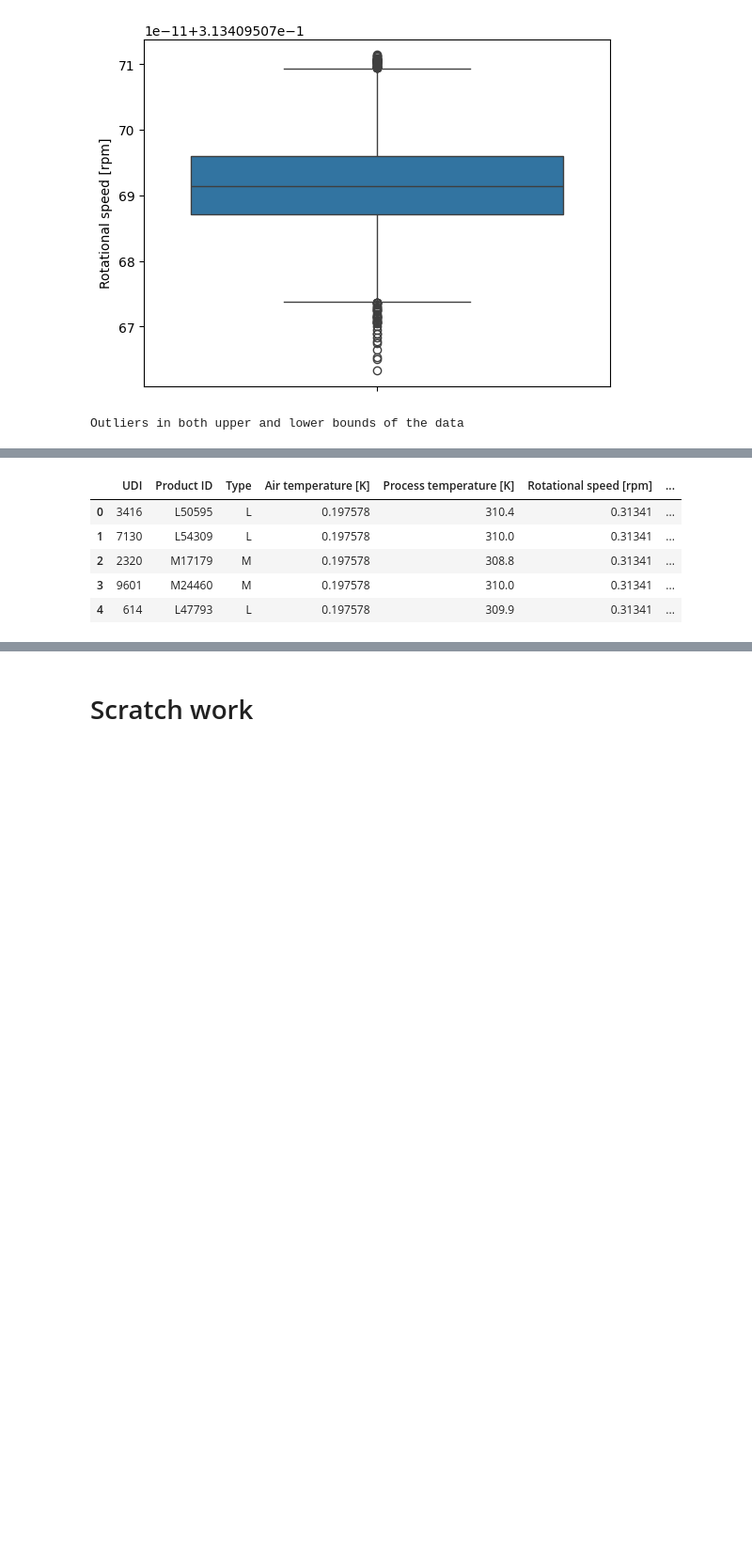
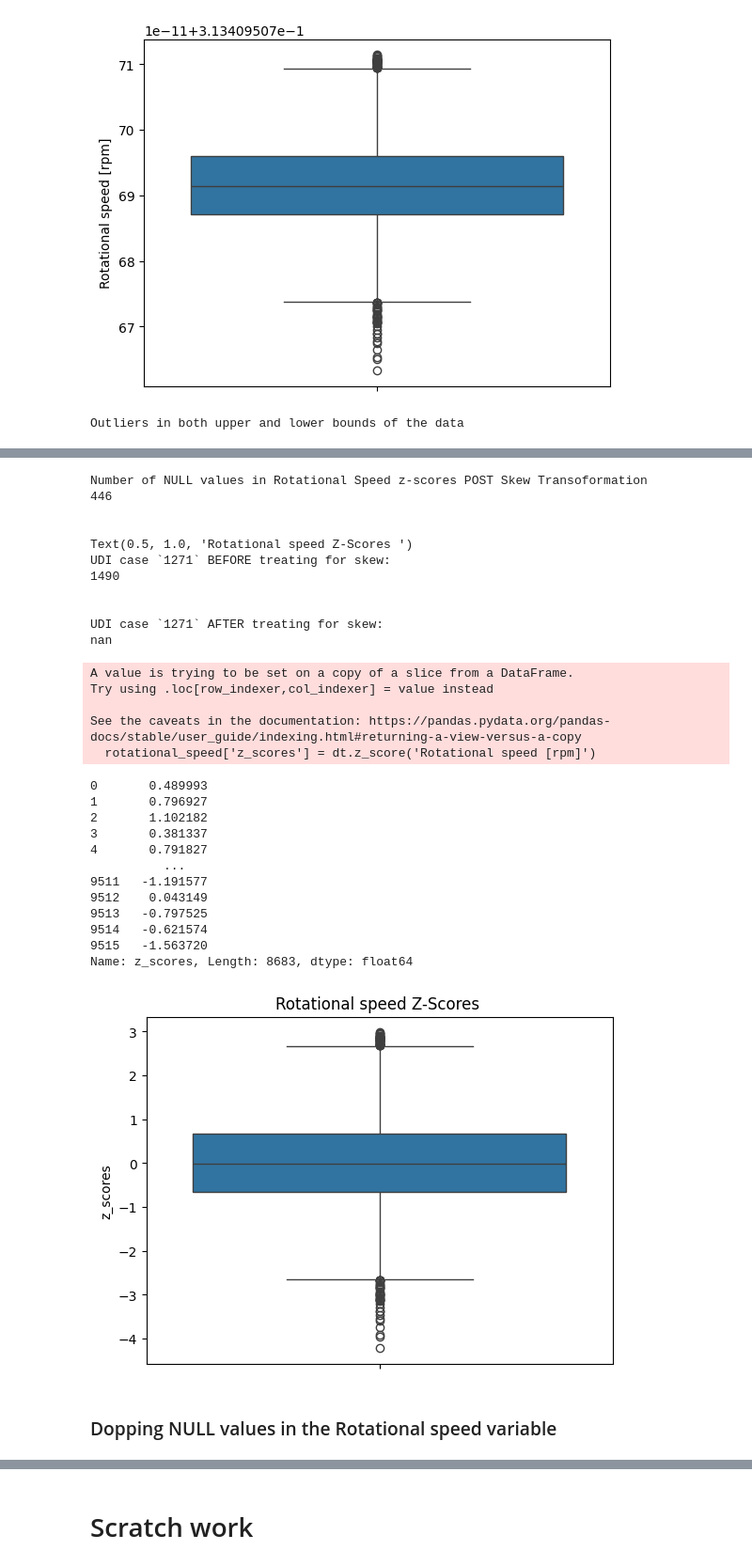
Before and after one commit to ManishKhurmi/exploratory-data-analysis---the-manufacturing-process768, a Jupyter notebook: Milestone_3.ipynb, the cells around one changed output, grey strips where cells are left out. Shown at 94% size. Drawn from its saved outputs; the diff is of its cells as text; code cells hidden in the pictures; blank space fills up the shorter version.

```diff
--- a/Milestone_3.ipynb
+++ b/Milestone_3.ipynb
@@ -1373,27 +1373,86 @@ Number of NULL values in Rotational Speed z-scores after dropping NULL values
 # %%
+# Next steps:
+# Note here: could we consider removing only the upper boiund
+# drop rows based on the outliers for the rotational speed
+
+rotational_speed = failure_data_cleaned_v2[['UDI', 'Rotational speed [rpm]']]
+
+dt = DataTransform(rotational_speed)
+rotational_speed['z_scores'] = dt.z_score('Rotational speed [rpm]')
+rotational_speed
+
+print('Number of NULL values in Rotational Speed z-scores POST Skew Transoformation')
+print(rotational_speed['z_scores'].isnull().sum()) # 446 null, need to drop
+print('\n')
+# Boxplot
+print(sns.boxplot(rotational_speed['z_scores']).set_title('Rotational speed Z-Scores '))
+
+# take a look at why there are NULL values when
+# deep dive into 1 use case
+rotational_speed[rotational_speed['z_scores'].isnull()].iloc[0]
+
+rotational_speed[rotational_speed['z_scores'].isnull()].iloc[0]['UDI'] # UDI 1272
+
+rotational_speed[rotational_speed['UDI'] == 1272] # Rotational speed has NaN values after the skewness transformation.
+
+
+# check orginal data frame
+rotational_speed_value_udi_1272 = failure_data_without_null.loc[failure_data_without_null['UDI'] == 1272, 'Rotational speed [rpm]'].values[0]
+
+print('UDI case `1271` BEFORE treating for skew:')
+print(rotational_speed_value_udi_1272)
+print('\n')
+rotational_speed_value_udi_1272_after_skew = failure_data_cleaned_unskewed.loc[failure_data_cleaned_unskewed['UDI'] == 1272, 'Rotational speed [rpm]'].values[0]
+print('UDI case `1271` AFTER treating for skew:')
+print(rotational_speed_value_udi_1272_after_skew )
+
+##########################################
 # Use the less stringent -3 & 3 Z_score threshold
 
 # Adapt z_score_info function to input the z-score threshold via the user
 
 # filter for z scores of absoulte value
 
 # def z_score_outliers( z_score, abs_threshold = [[2,3]]):
 #     outliers = np.abs(z_score) > abs_threshold
 #     return outliers
 
 
 # z_score_outliers(rotational_speed_z_cleaned, abs_threshold=3)
 
 # not a good approach, adapt func to include data set where we can put in a key which in our case UDI
 
-failure_data_cleaned_v2
+# failure_data_cleaned_v2
 
 # PICKUP: Continue with dropping outliers for Rotational speed & the last continous variable
 # move onto task 6
 # %% [output]
-|  | UDI | Product ID | Type | Air temperature [K] | Process temperature [K] | Rotational speed [rpm] | ... |
-| 0 | 3416 | L50595 | L | 0.197578 | 310.4 | 0.31341 | ... |
-| 1 | 7130 | L54309 | L | 0.197578 | 310.0 | 0.31341 | ... |
-| 2 | 2320 | M17179 | M | 0.197578 | 308.8 | 0.31341 | ... |
-| 3 | 9601 | M24460 | M | 0.197578 | 310.0 | 0.31341 | ... |
-| 4 | 614 | L47793 | L | 0.197578 | 309.9 | 0.31341 | ... |
+Number of NULL values in Rotational Speed z-scores POST Skew Transoformation
+446
+
+
+Text(0.5, 1.0, 'Rotational speed Z-Scores ')
+UDI case `1271` BEFORE treating for skew:
+1490
+
+
+UDI case `1271` AFTER treating for skew:
+nan
+A value is trying to be set on a copy of a slice from a DataFrame.
+Try using .loc[row_indexer,col_indexer] = value instead
+
+See the caveats in the documentation: https://pandas.pydata.org/pandas-docs/stable/user_guide/indexing.html#returning-a-view-versus-a-copy
+  rotational_speed['z_scores'] = dt.z_score('Rotational speed [rpm]')
+0       0.489993
+1       0.796927
+2       1.102182
+3       0.381337
+4       0.791827
+          ...
+9511   -1.191577
+9512    0.043149
+9513   -0.797525
+9514   -0.621574
+9515   -1.563720
+Name: z_scores, Length: 8683, dtype: float64
+[figure, added]
@@ -1401,0 +1459,2 @@ failure_data_cleaned_v2
+# %% [markdown]
+### Dopping NULL values in the Rotational speed variable
```
Also changed, not shown: parts of 8 cells of this notebook.
